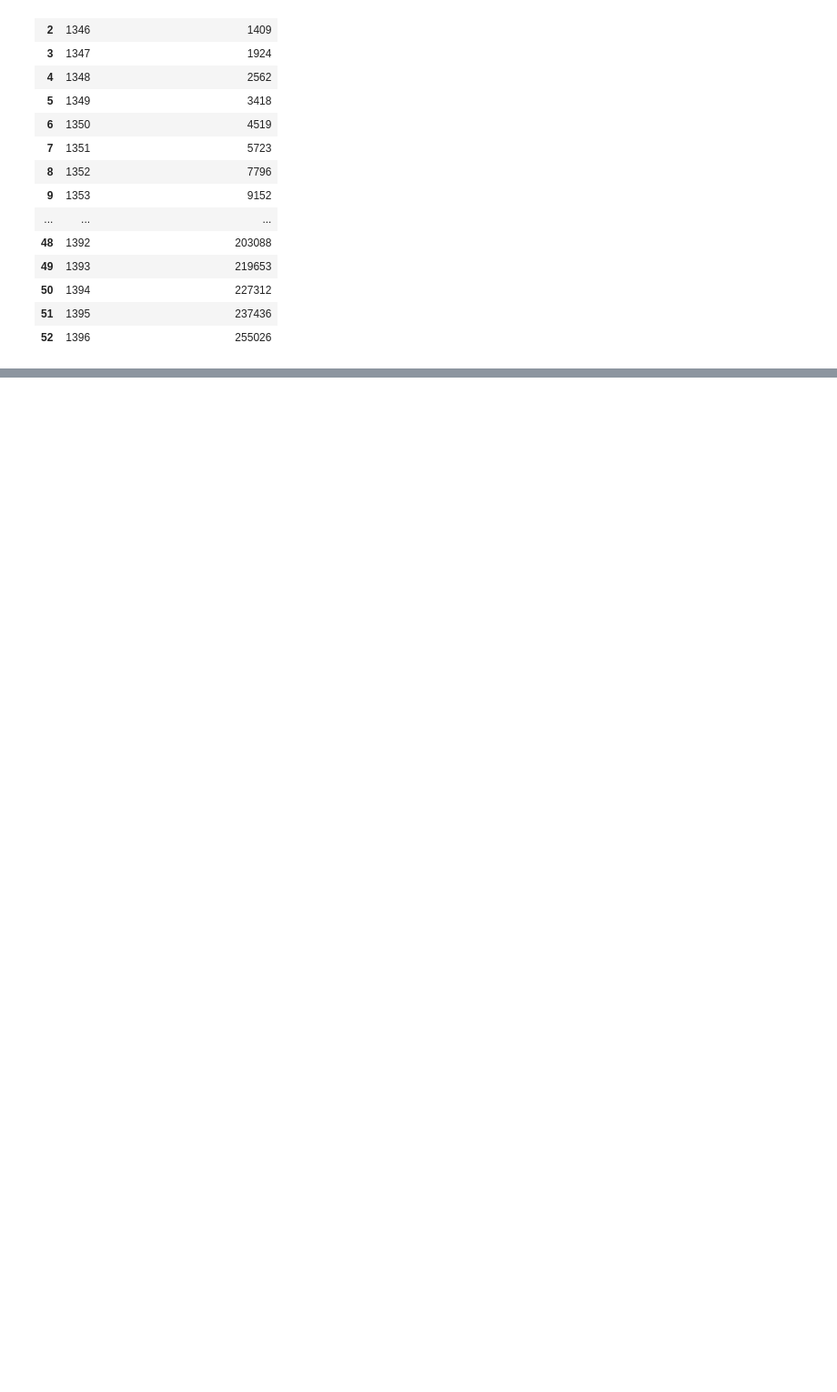
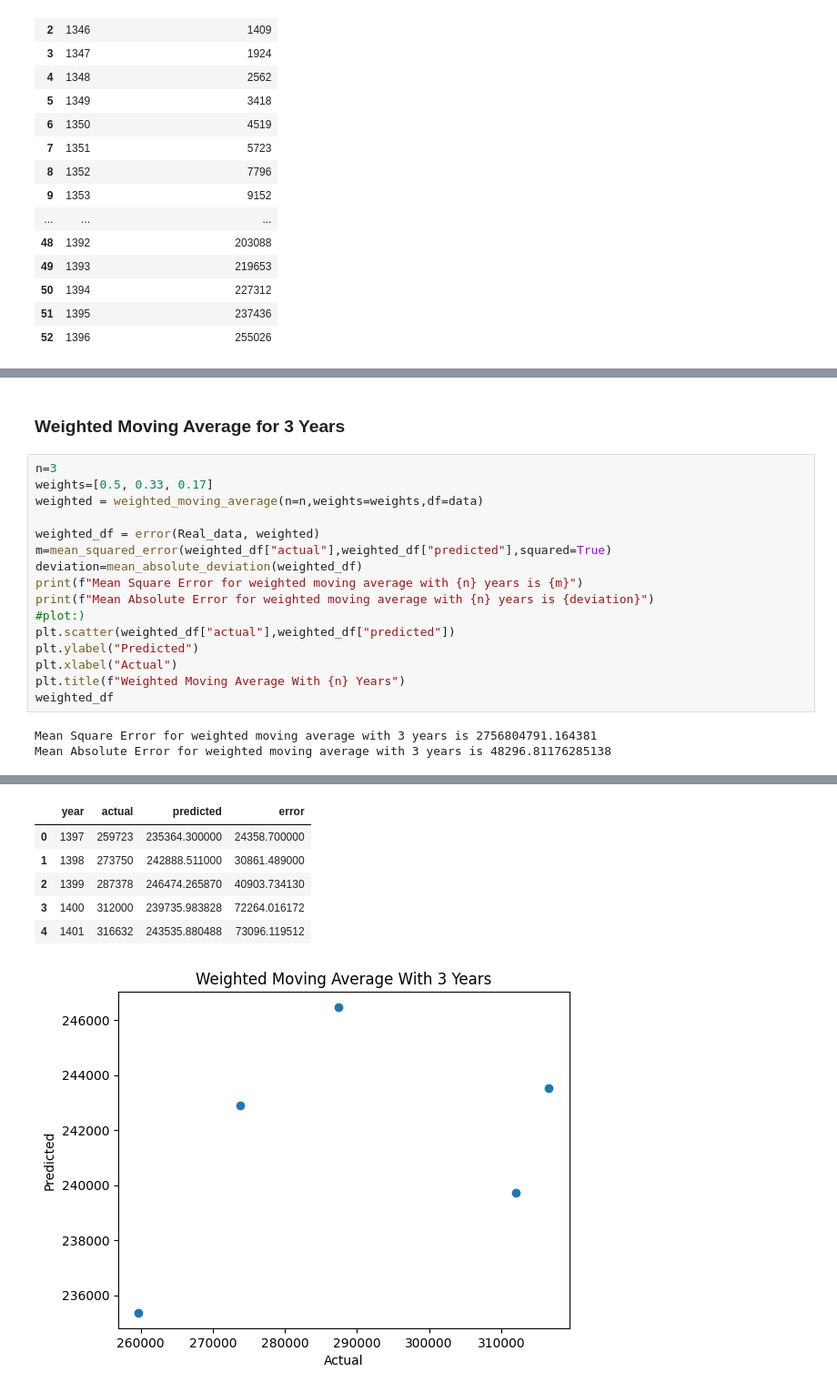
Before and after one commit to NassrinSharifi/Pure-Python, a Jupyter notebook: 00-SUT/Project Management/HW2.ipynb, the cells around one changed output, grey strips where cells are left out. Shown: that part at 91% size. Drawn from its saved outputs; the diff is of its cells as text; blank space fills up the shorter version.

```diff
--- a/00-SUT/Project Management/HW2.ipynb
+++ b/00-SUT/Project Management/HW2.ipynb
@@ -72,0 +217,21 @@ See the caveats in the documentation: https://pandas.pydata.org/pandas-docs/stab
+# %% [markdown]
+### Weighted Moving Average for 3 Years
+# %%
+n=3
+weights=[0.5, 0.33, 0.17]
+weighted = weighted_moving_average(n=n,weights=weights,df=data)
+
+weighted_df = error(Real_data, weighted)
+m=mean_squared_error(weighted_df["actual"],weighted_df["predicted"],squared=True)
+deviation=mean_absolute_deviation(weighted_df)
+print(f"Mean Square Error for weighted moving average with {n} years is {m}")
+print(f"Mean Absolute Error for weighted moving average with {n} years is {deviation}")
+#plot:)
+plt.scatter(weighted_df["actual"],weighted_df["predicted"])
+plt.ylabel("Predicted")
+plt.xlabel("Actual")
+plt.title(f"Weighted Moving Average With {n} Years")
+weighted_df
+# %% [output]
+Mean Square Error for weighted moving average with 3 years is 2756804791.164381
+Mean Absolute Error for weighted moving average with 3 years is 48296.81176285138
@@ -72,0 +258,7 @@ See the caveats in the documentation: https://pandas.pydata.org/pandas-docs/stab
+|  | year | actual | predicted | error |
+| 0 | 1397 | 259723 | 235364.300000 | 24358.700000 |
+| 1 | 1398 | 273750 | 242888.511000 | 30861.489000 |
+| 2 | 1399 | 287378 | 246474.265870 | 40903.734130 |
+| 3 | 1400 | 312000 | 239735.983828 | 72264.016172 |
+| 4 | 1401 | 316632 | 243535.880488 | 73096.119512 |
+[figure, added]
```
Also changed, not shown: parts of 13 cells of this notebook, 1 other file.
